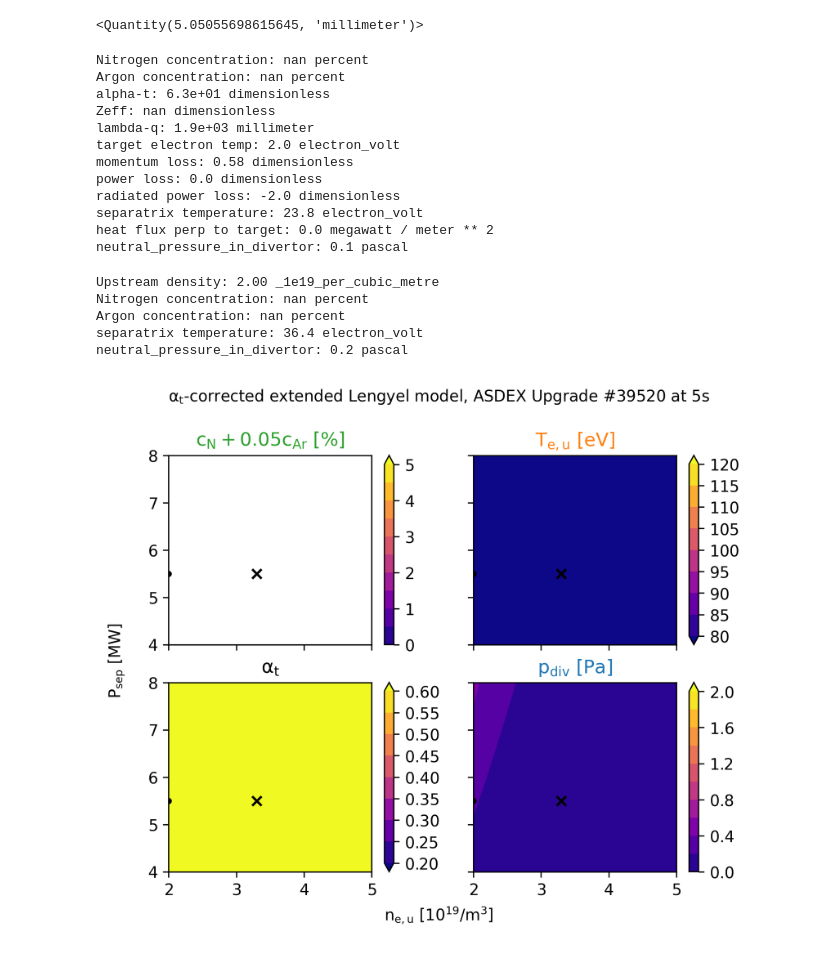
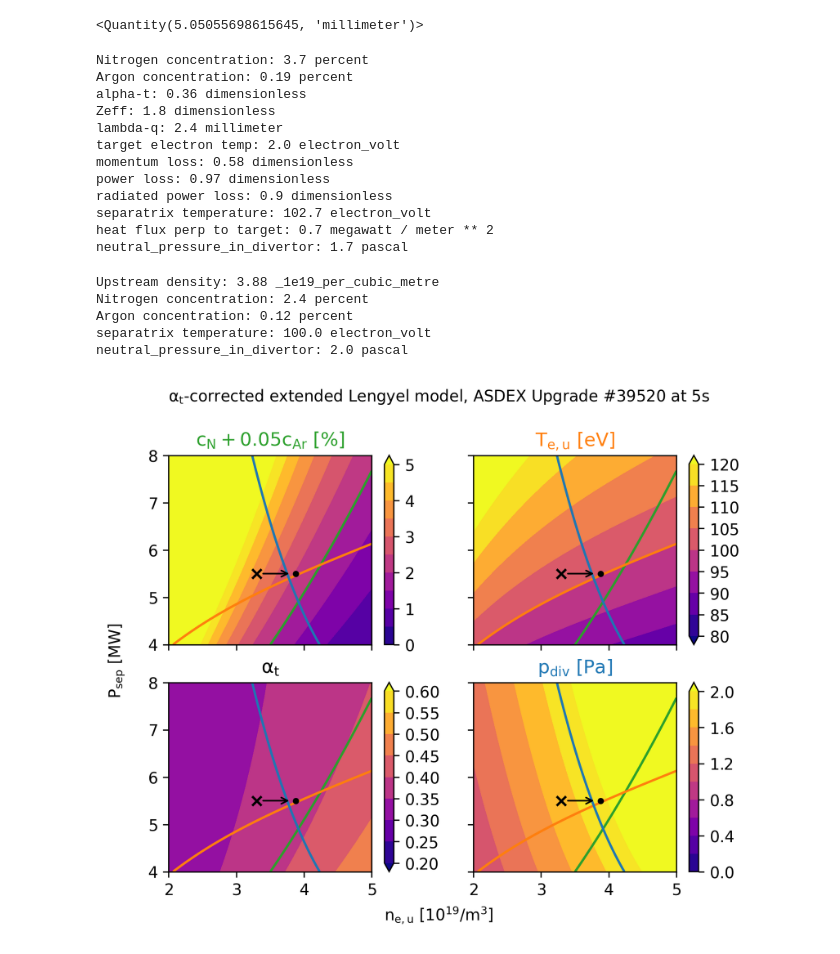
Before and after one commit to cfs-energy/extended-lengyel, a Jupyter notebook: notebooks/8.Compare_to_experiment.ipynb, the cells around one changed output. Cells and saved outputs as stored; diff of their text form; code cells hidden in the pictures.

Commit message:
Overhaul the mean charge interpolator and Zeff calculation

```diff
--- a/notebooks/8.Compare_to_experiment.ipynb
+++ b/notebooks/8.Compare_to_experiment.ipynb
@@ -59,9 +42,9 @@ def run_model(
         "calc_fieldline_pitch_at_omp",
         "set_radas_dir",
         "read_atomic_data",
-        "build_L_int_integrator",
+        "build_CzLINT_for_seed_impurities",
         "calc_kappa_e0",
-        "build_mean_charge_interpolator",
+        "build_mean_charge_for_seed_impurities",
         "calc_momentum_loss_from_cc_fit",
         "calc_power_loss_from_cc_fit",
         "calc_electron_temp_from_cc_fit",
@@ -82,10 +65,10 @@ def run_model(
         overrides       = overrides,
     )
 
-    data_vars["impurity_weights_list"] = xr.DataArray(data_vars["impurity_weights_list"],
-                                                      coords=dict(dim_species = data_vars["impurity_species_list"]))
-    data_vars["impurity_species_list"] = xr.DataArray([AtomicSpecies[k] for k in data_vars["impurity_species_list"]],
-                                                      coords=dict(dim_species = data_vars["impurity_species_list"]))
+    data_vars["seed_impurity_weights"] = xr.DataArray(data_vars["seed_impurity_weights"],
+                                                      coords=dict(dim_species = data_vars["seed_impurity_species"]))
+    data_vars["seed_impurity_species"] = xr.DataArray([AtomicSpecies[k] for k in data_vars["seed_impurity_species"]],
+                                                      coords=dict(dim_species = data_vars["seed_impurity_species"]))
 
     ds = xr.Dataset(data_vars=data_vars)
     algorithm.validate_inputs(ds)
@@ -93,10 +76,7 @@ def run_model(
 
     return ds
 
-point = run_model(
-    background_cz_L_int = background_cz_L_int,
-    background_cz_mean_charge = background_cz_mean_charge,
-)
+point = run_model()
 # %%
 from cfspopcon.unit_handling import magnitude_in_units as mag
 
@@ -131,7 +111,7 @@ calc_larmor_radius(
 # %% [output]
 <Quantity(5.05055698615645, 'millimeter')>
 # %%
-c_z = point["impurity_fraction"] * point["impurity_weights_list"]
+c_z = point["impurity_fraction"] * point["seed_impurity_weights"]
 print(f"Nitrogen concentration: {c_z.sel(dim_species="Nitrogen").item():.2}")
 print(f"Argon concentration: {c_z.sel(dim_species="Argon").item():.2}")
 print(f"alpha-t: {point["alpha_t"].item():.2}")
@@ -145,18 +125,18 @@ print(f"separatrix temperature: {point["separatrix_electron_temp"].item():.1f}")
 print(f"heat flux perp to target: {point["heat_flux_perp_to_target"].item().to("MW/m^2"):.1f}")
 print(f"neutral_pressure_in_divertor: {point["neutral_pressure_in_divertor"].item().to("Pa"):.1f}")
 # %% [output]
-Nitrogen concentration: nan percent
-Argon concentration: nan percent
-alpha-t: 6.3e+01 dimensionless
-Zeff: nan dimensionless
-lambda-q: 1.9e+03 millimeter
+Nitrogen concentration: 3.7 percent
+Argon concentration: 0.19 percent
+alpha-t: 0.36 dimensionless
+Zeff: 1.8 dimensionless
+lambda-q: 2.4 millimeter
 target electron temp: 2.0 electron_volt
 momentum loss: 0.58 dimensionless
-power loss: 0.0 dimensionless
-radiated power loss: -2.0 dimensionless
-separatrix temperature: 23.8 electron_volt
-heat flux perp to target: 0.0 megawatt / meter ** 2
-neutral_pressure_in_divertor: 0.1 pascal
+power loss: 0.97 dimensionless
+radiated power loss: 0.9 dimensionless
+separatrix temperature: 102.7 electron_volt
+heat flux perp to target: 0.7 megawatt / meter ** 2
+neutral_pressure_in_divertor: 1.7 pascal
 # %%
 def transpose(array):
     return array.transpose("dim_power_crossing_separatrix", "dim_separatrix_electron_density")
@@ -179,15 +159,13 @@ p0_color = "C0"
 ds = run_model(
     separatrix_electron_density = extended_lengyel.promote_to_coordinate(np.linspace(2, 5, num=100), ureg.n19, dims="separatrix_electron_density"),
     power_crossing_separatrix   = extended_lengyel.promote_to_coordinate(np.linspace(4, 8, num=50), ureg.MW, dims="power_crossing_separatrix"),
-    background_cz_L_int = background_cz_L_int,
-    background_cz_mean_charge = background_cz_mean_charge,
 )
 
 ix = np.abs(ds["separatrix_electron_temp"].sel(dim_power_crossing_separatrix = selected_y, method="nearest") - assumed_Tesep).argmin().item()
 adjusted_x = mag(ds["separatrix_electron_density"].isel(dim_separatrix_electron_density=ix), ureg.n19)
 
 point = ds.isel(dim_separatrix_electron_density=ix).sel(dim_power_crossing_separatrix=selected_y, method="nearest")
-c_z = point["impurity_fraction"] * point["impurity_weights_list"]
+c_z = point["impurity_fraction"] * point["seed_impurity_weights"]
 print(f"Upstream density: {point["separatrix_electron_density"].item().to("n19"):.2f}")
 print(f"Nitrogen concentration: {c_z.sel(dim_species="Nitrogen").item():.2}")
 print(f"Argon concentration: {c_z.sel(dim_species="Argon").item():.2}")
@@ -212,36 +190,36 @@ plt.colorbar(im, ax = axs[1][0])
 axs[1][0].set_title("$\\alpha_{t}$")
 
 im = axs[1][1].contourf(x, y, mag(transpose(ds["neutral_pressure_in_divertor"]), "Pa"), levels=np.linspace(0, 2, num=11), extend="max", cmap=cmap)
 plt.colorbar(im, ax = axs[1][1])
 axs[1][1].set_title("$p_{div}$ [Pa]", color=p0_color)
 
 for ax in axs.flatten():
     ax.scatter(selected_x, selected_y, color="k", marker="x", zorder=10)
     ax.scatter(adjusted_x, selected_y, color="k", marker=".", zorder=10)
     ax.annotate("", xytext=(selected_x+x_spacing, selected_y), xy=(adjusted_x-x_spacing, selected_y), arrowprops=dict(arrowstyle="->"))
 
     ax.contour(x, y, mag(transpose(ds["impurity_fraction"]), "%"),
         levels=[mag(measurement_data["nitrogen_concentration"], "%")],
         colors=cz_color
     )
     ax.contour(x, y, mag(transpose(ds["separatrix_electron_temp"]), "eV"),
         levels=[mag(measurement_data["seperatrix_electron_temp"], "eV")],
         colors=Tu_color
     )
     ax.contour(x, y, mag(transpose(ds["neutral_pressure_in_divertor"]), "Pa"),
         levels=[mag(measurement_data["divertor_neutral_pressure"], "Pa")],
         colors=p0_color
     )
 
 fig.text(0.5, 0.02, xlabel, ha='center')
 fig.text(0.04, 0.5, ylabel, va='center', rotation='vertical')
 fig.text(0.5, 0.98, "$\\alpha_t$-corrected extended Lengyel model, ASDEX Upgrade #39520 at 5s", ha='center')
 
 fig.savefig(extended_lengyel.directories.output_dir / "comparison_to_NF2024", dpi=300, bbox_inches="tight")
 # %% [output]
-Upstream density: 2.00 _1e19_per_cubic_metre
-Nitrogen concentration: nan percent
-Argon concentration: nan percent
-separatrix temperature: 36.4 electron_volt
-neutral_pressure_in_divertor: 0.2 pascal
+Upstream density: 3.88 _1e19_per_cubic_metre
+Nitrogen concentration: 2.4 percent
+Argon concentration: 0.12 percent
+separatrix temperature: 100.0 electron_volt
+neutral_pressure_in_divertor: 2.0 pascal
-[figure, old version]
+[figure, new version]
```
Also changed, not shown: parts of 3 cells of this notebook, 19 other files.
